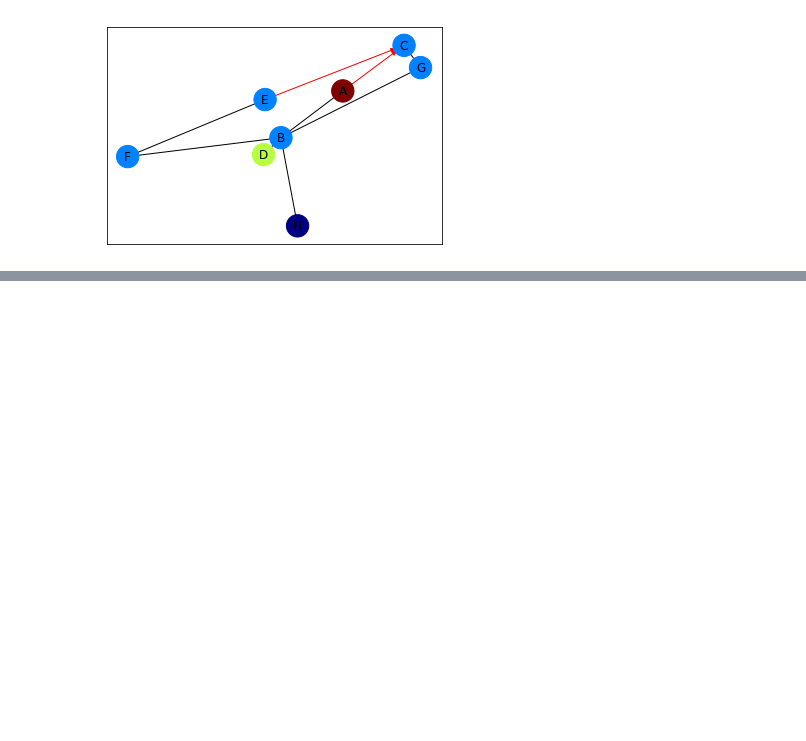
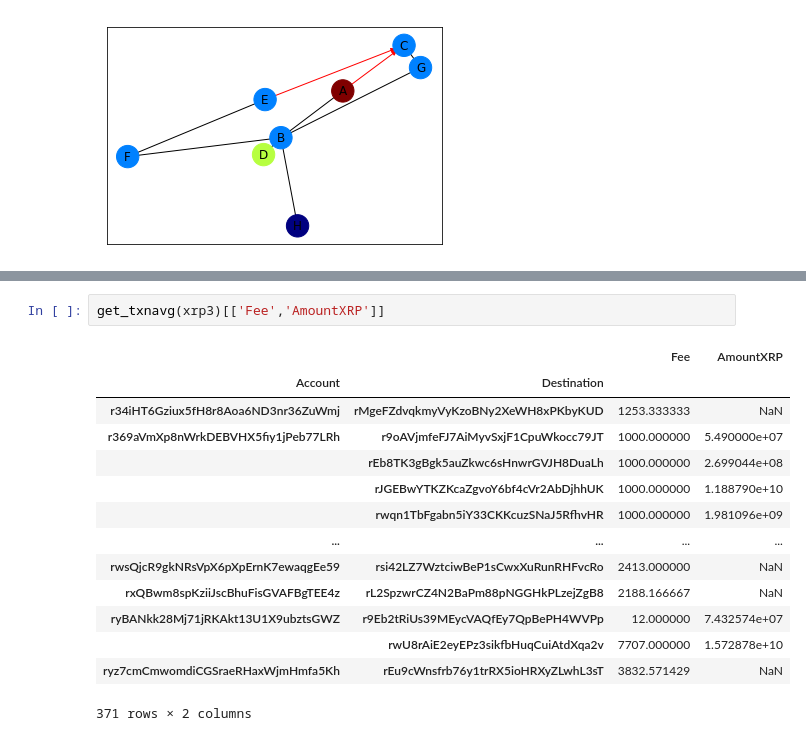
Before and after one commit to ravibhandia/XRPLords, a Jupyter notebook: Test Python/Ravi_Workinprogress.ipynb, the cells around one changed output, grey strips where cells are left out. Drawn from its saved outputs; the diff is of its cells as text; blank space fills up the shorter version.

```diff
--- a/Test Python/Ravi_Workinprogress.ipynb
+++ b/Test Python/Ravi_Workinprogress.ipynb
@@ -274,0 +370,17 @@ plt.show()
+# %%
+get_txnavg(xrp3)[['Fee','AmountXRP']]
+# %% [output]
+|  |  | Fee | AmountXRP |
+| Account | Destination |  |  |
+| r34iHT6Gziux5fH8r8Aoa6ND3nr36ZuWmj | rMgeFZdvqkmyVyKzoBNy2XeWH8xPKbyKUD | 1253.333333 | NaN |
+| r369aVmXp8nWrkDEBVHX5fiy1jPeb77LRh | r9oAVjmfeFJ7AiMyvSxjF1CpuWkocc79JT | 1000.000000 | 5.490000e+07 |
+|  | rEb8TK3gBgk5auZkwc6sHnwrGVJH8DuaLh | 1000.000000 | 2.699044e+08 |
+|  | rJGEBwYTKZKcaZgvoY6bf4cVr2AbDjhhUK | 1000.000000 | 1.188790e+10 |
+|  | rwqn1TbFgabn5iY33CKKcuzSNaJ5RfhvHR | 1000.000000 | 1.981096e+09 |
+| ... | ... | ... | ... |
+| rwsQjcR9gkNRsVpX6pXpErnK7ewaqgEe59 | rsi42LZ7WztciwBeP1sCwxXuRunRHFvcRo | 2413.000000 | NaN |
+| rxQBwm8spKziiJscBhuFisGVAFBgTEE4z | rL2SpzwrCZ4N2BaPm88pNGGHkPLzejZgB8 | 2188.166667 | NaN |
+| ryBANkk28Mj71jRKAkt13U1X9ubztsGWZ | r9Eb2tRiUs39MEycVAQfEy7QpBePH4WVPp | 12.000000 | 7.432574e+07 |
+|  | rwU8rAiE2eyEPz3sikfbHuqCuiAtdXqa2v | 7707.000000 | 1.572878e+10 |
+| ryz7cmCmwomdiCGSraeRHaxWjmHmfa5Kh | rEu9cWnsfrb76y1trRX5ioHRXyZLwhL3sT | 3832.571429 | NaN |
+371 rows × 2 columns
```
Also changed, not shown: parts of 19 cells of this notebook, 2 other files.
